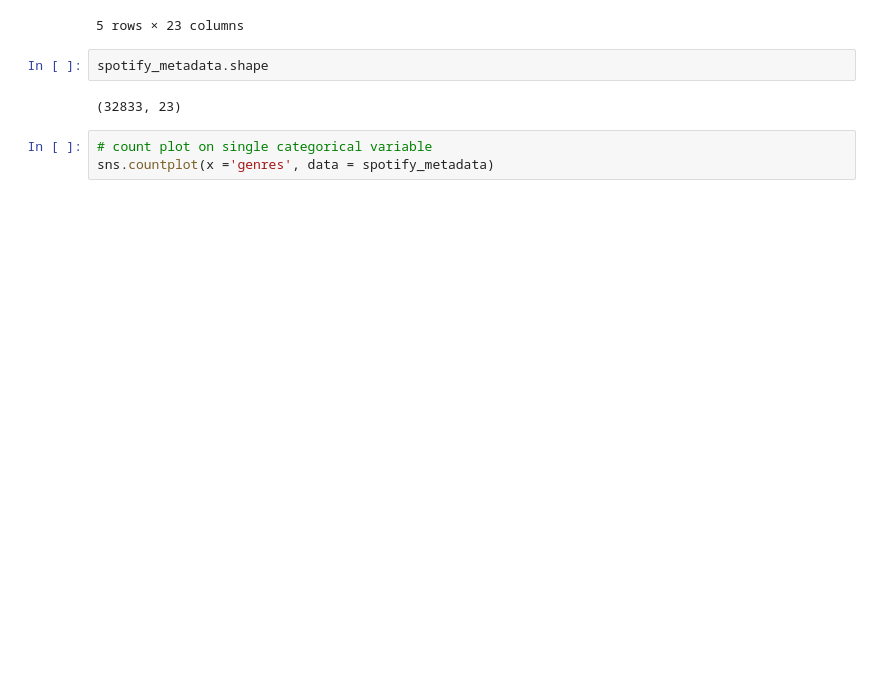
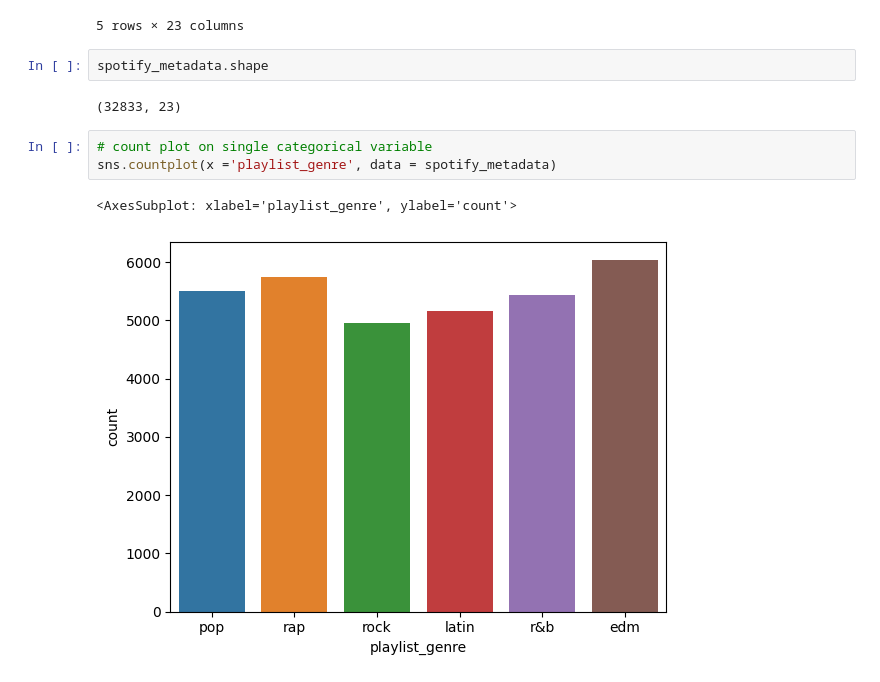
Before and after one commit to JWL16038/Music-Classification, a Jupyter notebook: notebooks/Spotify/Spotify EDA.ipynb, the cells around one changed output. Cells and saved outputs as stored; diff of their text form; blank space fills up the shorter version.

```diff
--- a/notebooks/Spotify/Spotify EDA.ipynb
+++ b/notebooks/Spotify/Spotify EDA.ipynb
@@ -27,5 +28,8 @@ spotify_metadata.shape
 (32833, 23)
 # %%
 # count plot on single categorical variable
-sns.countplot(x ='genres', data = spotify_metadata)
+sns.countplot(x ='playlist_genre', data = spotify_metadata)
+# %% [output]
+<AxesSubplot: xlabel='playlist_genre', ylabel='count'>
+[figure, added]
 # %%
```
Also changed, not shown: parts of 5 cells of this notebook.
